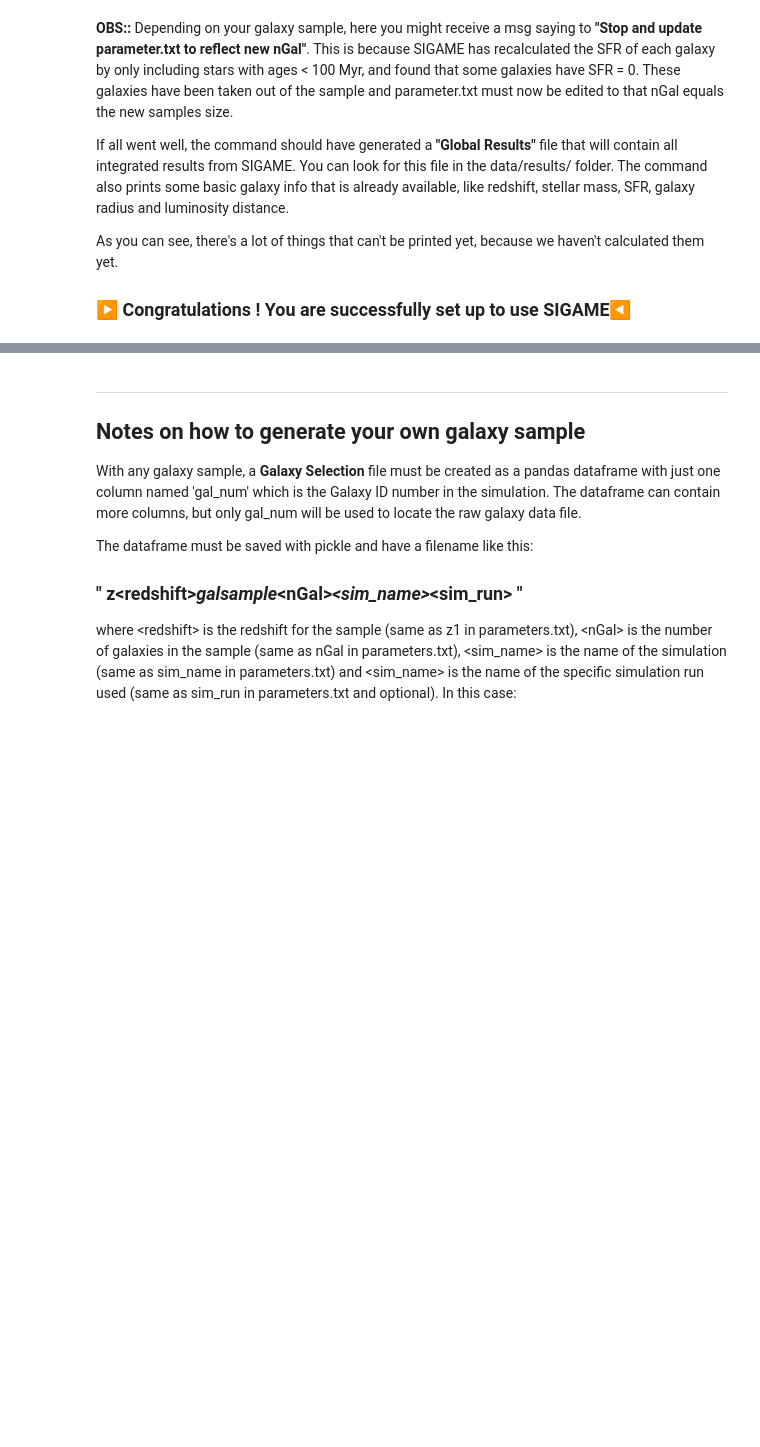
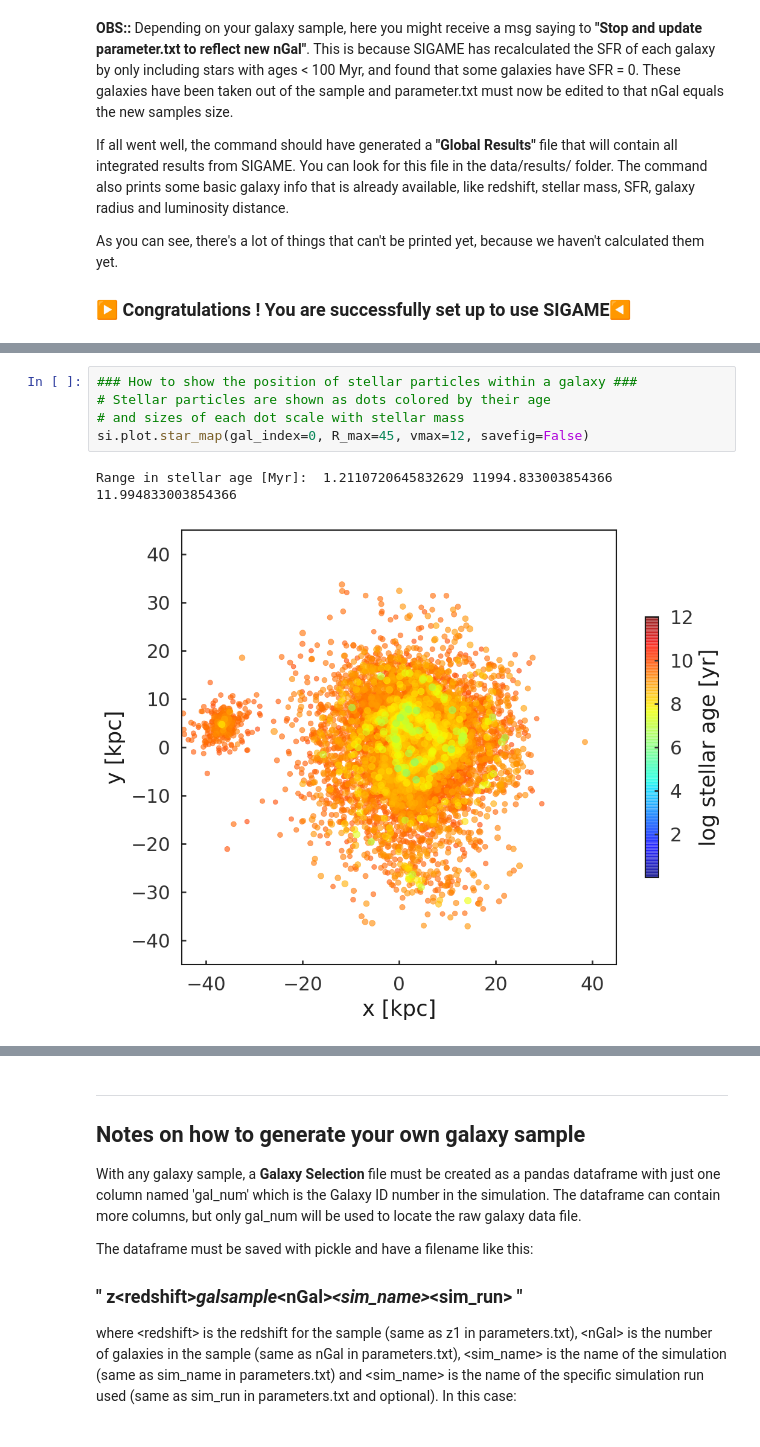
Before and after one commit to kpolsen/SIGAME, a Jupyter notebook: Tutorial 0 - setting up the galaxy sample (START HERE).ipynb, the cells around one changed output, grey strips where cells are left out. Drawn from its saved outputs; the diff is of its cells as text; blank space fills up the shorter version.

```diff
--- a/Tutorial 0 - setting up the galaxy sample (START HERE).ipynb
+++ b/Tutorial 0 - setting up the galaxy sample (START HERE).ipynb
@@ -68,0 +81,9 @@ As you can see, there's a lot of things that can't be printed yet, because we ha
+# %%
+### How to show the position of stellar particles within a galaxy ###
+# Stellar particles are shown as dots colored by their age
+# and sizes of each dot scale with stellar mass
+si.plot.star_map(gal_index=0, R_max=45, vmax=12, savefig=False)
+# %% [output]
+Range in stellar age [Myr]:  1.2110720645832629 11994.833003854366
+11.994833003854366
+[figure, added]
```
Also changed, not shown: parts of 3 cells of this notebook, 7 other files.
